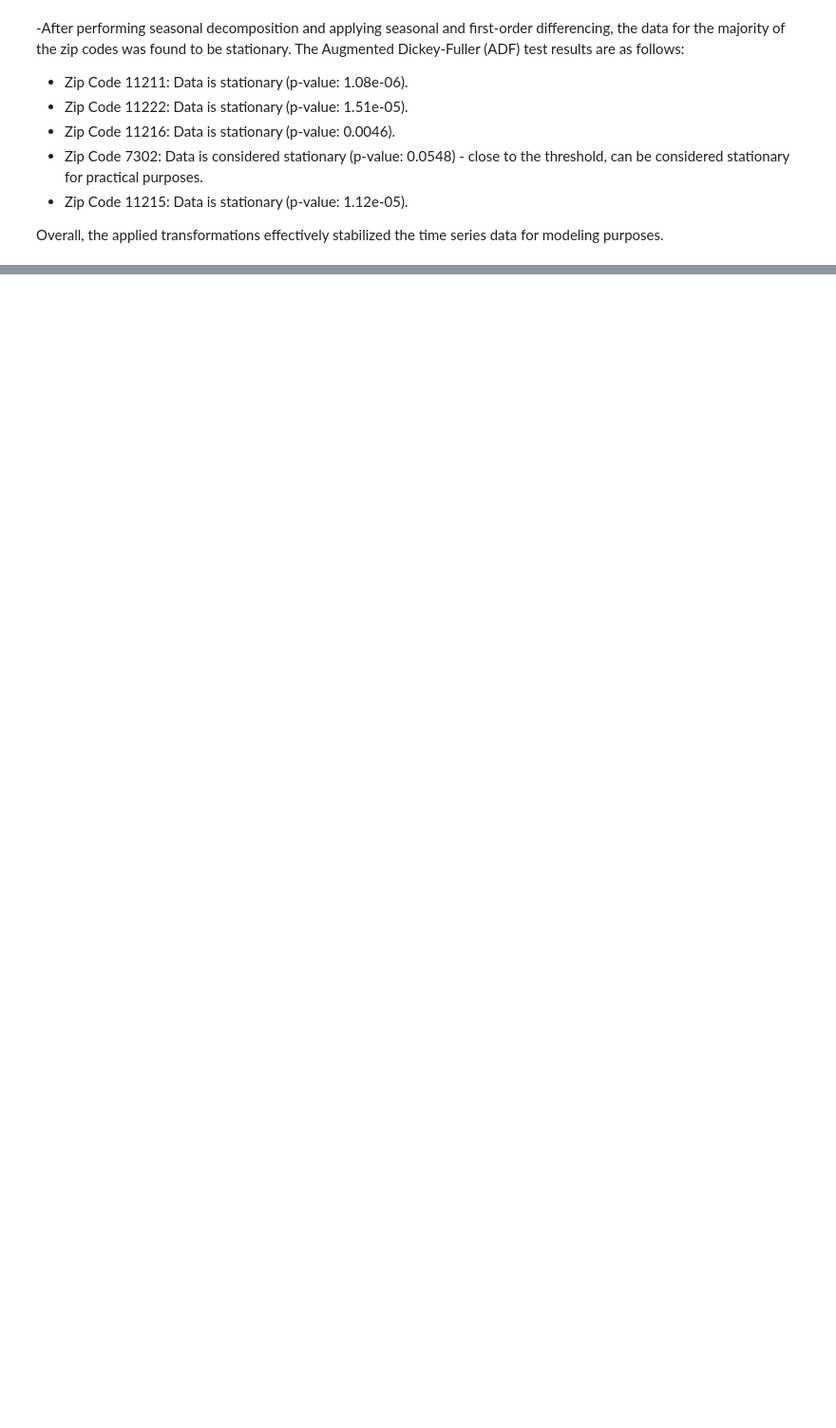
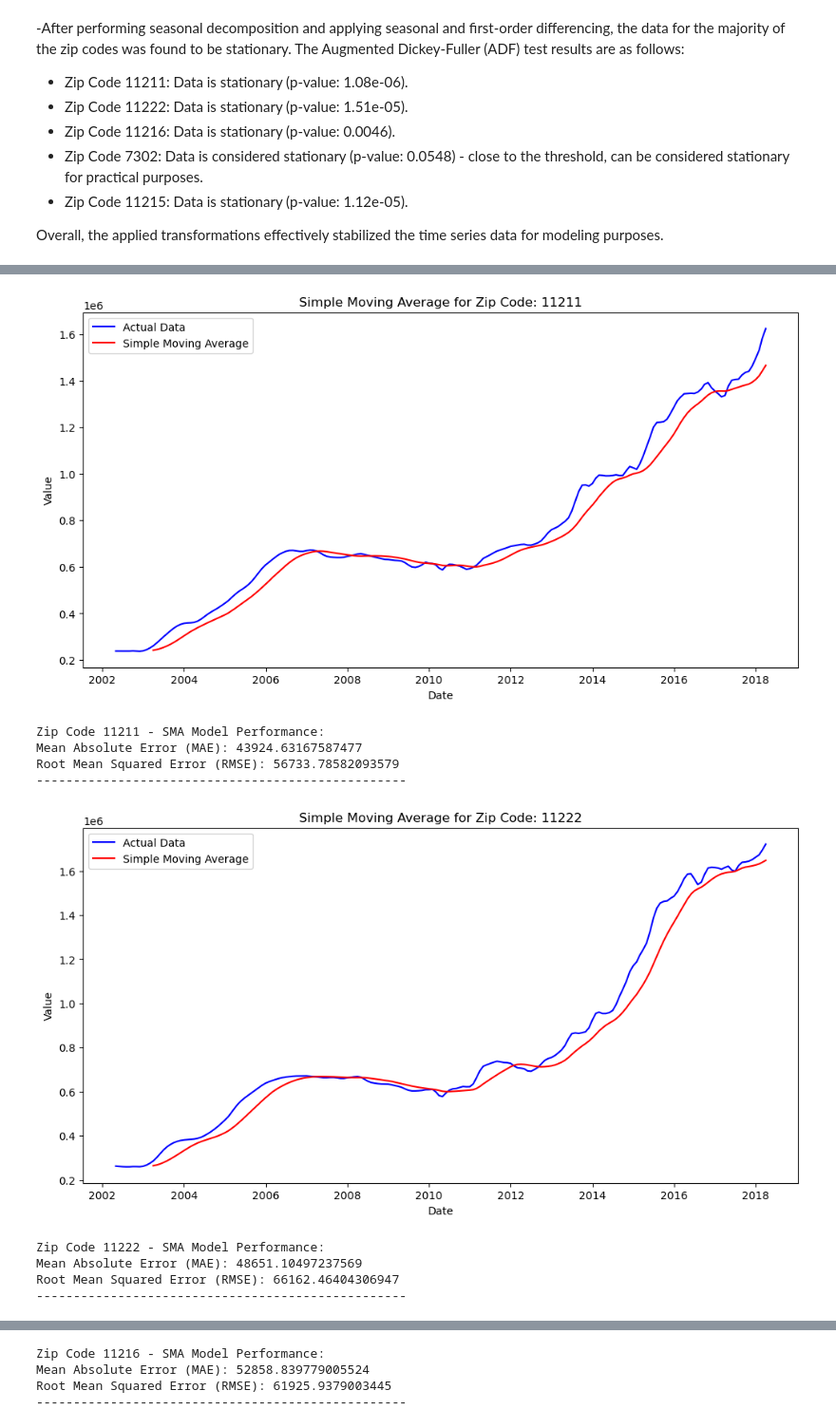
Before and after one commit to PaulMuniu/Phase-4-Group-Project, a Jupyter notebook: Student.ipynb, the cells around one changed output, grey strips where cells are left out. Shown at 95% size. Saved outputs shown, nothing was run; the diff lists cells and outputs as text; code cells hidden in the pictures; blank space fills up the shorter version.

Commit message:
Update Baseline Model

```diff
--- a/Student.ipynb
+++ b/Student.ipynb
@@ -1130,0 +1010,50 @@ plt.show()
+# %%
+import pandas as pd
+import matplotlib.pyplot as plt
+from sklearn.metrics import mean_absolute_error, mean_squared_error
+
+# Define a window size for the SMA
+window_size = 12  # Example: 12 months for monthly data
+
+for i, df in enumerate(df_ts):
+    zip_code = zipcodes[i]
+
+    # Calculate Simple Moving Average
+    df['SMA'] = df['Value'].rolling(window=window_size).mean()
+
+    # Drop NA values in both actual and SMA series
+    df_clean = df[['Value', 'SMA']].dropna()
+
+    # Ensure that the series are aligned
+    y_true = df_clean['Value']
+    y_pred = df_clean['SMA']
+
+    # Calculate errors
+    mae = mean_absolute_error(y_true, y_pred)
+    rmse = mean_squared_error(y_true, y_pred, squared=False)
+
+    # Plot actual vs SMA
+    plt.figure(figsize=(12, 6))
+    plt.plot(df.index, df['Value'], label='Actual Data', color='blue')
+    plt.plot(df.index, df['SMA'], label='Simple Moving Average', color='red')
+    plt.title(f'Simple Moving Average for Zip Code: {zip_code}')
+    plt.xlabel('Date')
+    plt.ylabel('Value')
+    plt.legend()
+    plt.show()
+
+    print(f'Zip Code {zip_code} - SMA Model Performance:')
+    print(f'Mean Absolute Error (MAE): {mae}')
+    print(f'Root Mean Squared Error (RMSE): {rmse}')
+    print('--------------------------------------------------')
+# %% [output]
+[figure, added]
+Zip Code 11211 - SMA Model Performance:
+Mean Absolute Error (MAE): 43924.63167587477
+Root Mean Squared Error (RMSE): 56733.78582093579
+--------------------------------------------------
+[figure, added]
+Zip Code 11222 - SMA Model Performance:
+Mean Absolute Error (MAE): 48651.10497237569
+Root Mean Squared Error (RMSE): 66162.46404306947
+--------------------------------------------------
@@ -1130,0 +1061,4 @@ plt.show()
+Zip Code 11216 - SMA Model Performance:
+Mean Absolute Error (MAE): 52858.839779005524
+Root Mean Squared Error (RMSE): 61925.9379003445
+--------------------------------------------------
```
Also changed, not shown: parts of 12 cells of this notebook.
